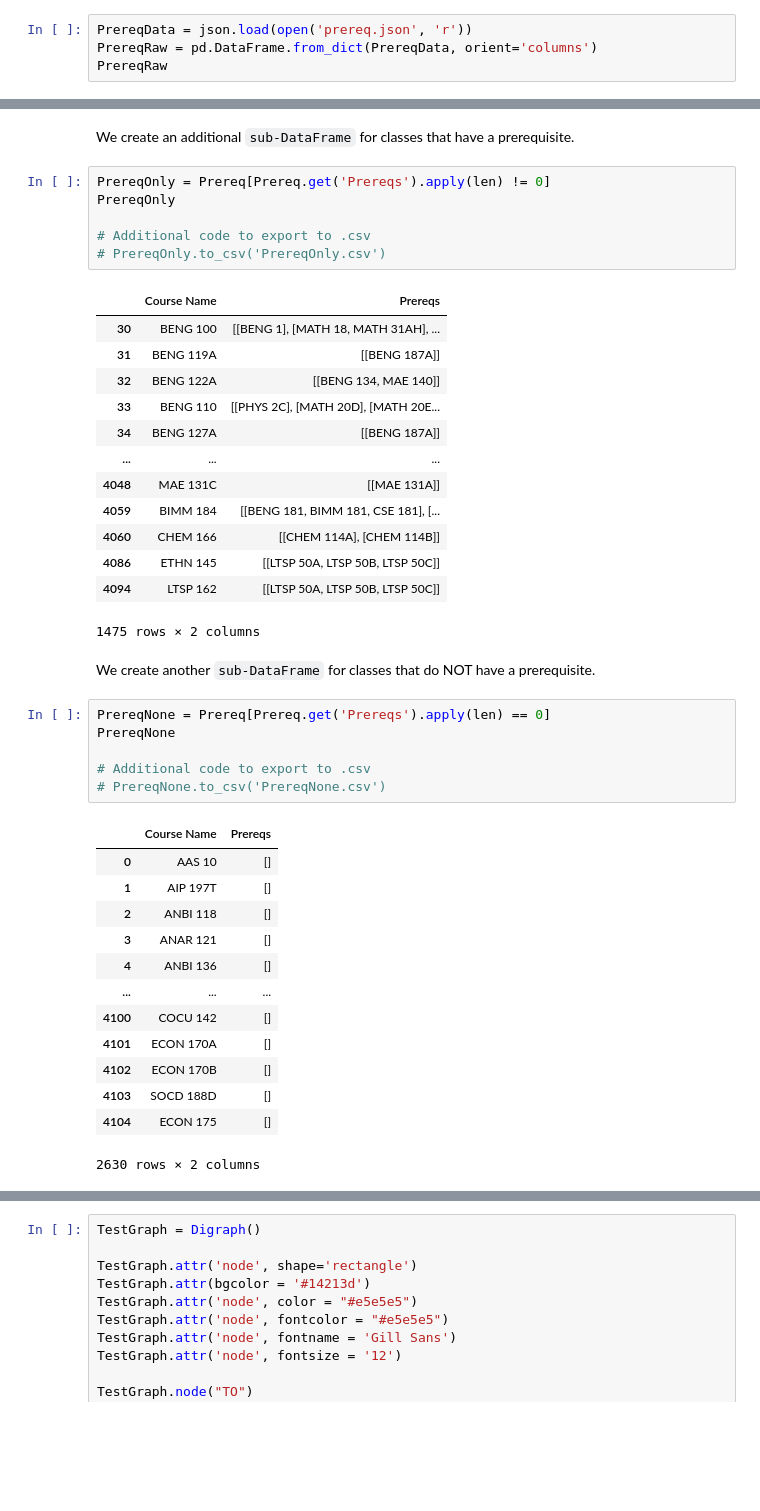
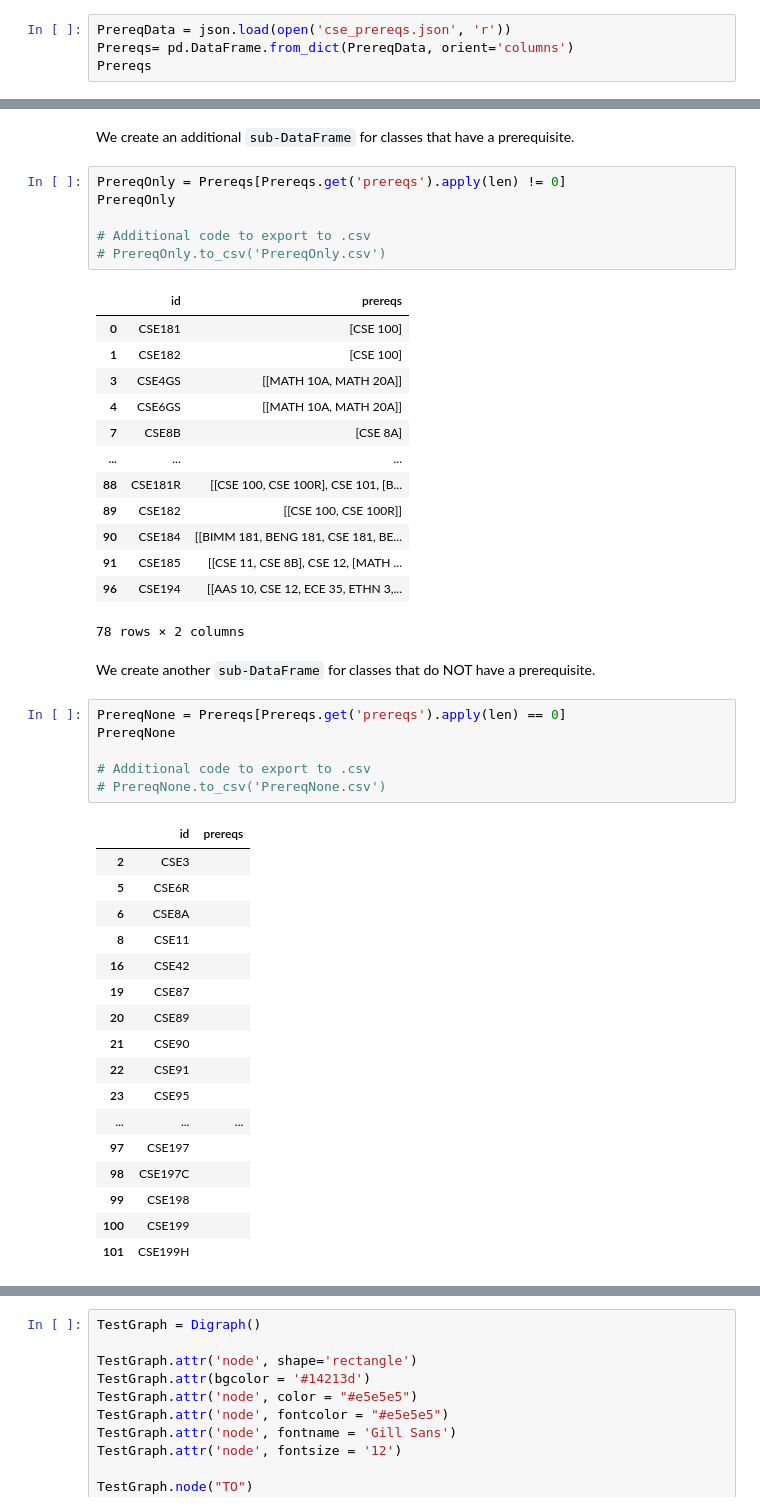
Before and after one commit to rybplayer/UCSDCourseGrapher, a Jupyter notebook: CourseGrapher.ipynb, the cells around one changed output, grey strips where cells are left out. Cells and saved outputs as stored; diff of their text form; blank space fills up the shorter version.

```diff
--- a/CourseGrapher.ipynb
+++ b/CourseGrapher.ipynb
@@ -17,7 +17,7 @@ However, this also makes it non-insertable, since most software will crash tryin
 # %% [markdown]
 First we import the available prerequisite json, and convert it to a DataFrame.
 # %%
-PrereqData = json.load(open('prereq.json', 'r'))
-PrereqRaw = pd.DataFrame.from_dict(PrereqData, orient='columns')
-PrereqRaw
+PrereqData = json.load(open('cse_prereqs.json', 'r'))
+Prereqs= pd.DataFrame.from_dict(PrereqData, orient='columns')
+Prereqs
 # %% [output]
@@ -71,45 +57,49 @@ Prereq
 # %% [markdown]
 We create an additional `sub-DataFrame` for classes that have a prerequisite.
 # %%
-PrereqOnly = Prereq[Prereq.get('Prereqs').apply(len) != 0]
+PrereqOnly = Prereqs[Prereqs.get('prereqs').apply(len) != 0]
 PrereqOnly
 
 # Additional code to export to .csv
 # PrereqOnly.to_csv('PrereqOnly.csv')
 # %% [output]
-|  | Course Name | Prereqs |
-| 30 | BENG 100 | [[BENG 1], [MATH 18, MATH 31AH], ... |
-| 31 | BENG 119A | [[BENG 187A]] |
-| 32 | BENG 122A | [[BENG 134, MAE 140]] |
-| 33 | BENG 110 | [[PHYS 2C], [MATH 20D], [MATH 20E... |
-| 34 | BENG 127A | [[BENG 187A]] |
+|  | id | prereqs |
+| 0 | CSE181 | [CSE 100] |
+| 1 | CSE182 | [CSE 100] |
+| 3 | CSE4GS | [[MATH 10A, MATH 20A]] |
+| 4 | CSE6GS | [[MATH 10A, MATH 20A]] |
+| 7 | CSE8B | [CSE 8A] |
 | ... | ... | ... |
-| 4048 | MAE 131C | [[MAE 131A]] |
-| 4059 | BIMM 184 | [[BENG 181, BIMM 181, CSE 181], [... |
-| 4060 | CHEM 166 | [[CHEM 114A], [CHEM 114B]] |
-| 4086 | ETHN 145 | [[LTSP 50A, LTSP 50B, LTSP 50C]] |
-| 4094 | LTSP 162 | [[LTSP 50A, LTSP 50B, LTSP 50C]] |
+| 88 | CSE181R | [[CSE 100, CSE 100R], CSE 101, [B... |
+| 89 | CSE182 | [[CSE 100, CSE 100R]] |
+| 90 | CSE184 | [[BIMM 181, BENG 181, CSE 181, BE... |
+| 91 | CSE185 | [[CSE 11, CSE 8B], CSE 12, [MATH ... |
+| 96 | CSE194 | [[AAS 10, CSE 12, ECE 35, ETHN 3,... |
-1475 rows × 2 columns
+78 rows × 2 columns
 # %% [markdown]
 We create another `sub-DataFrame` for classes that do NOT have a prerequisite.
 # %%
-PrereqNone = Prereq[Prereq.get('Prereqs').apply(len) == 0]
+PrereqNone = Prereqs[Prereqs.get('prereqs').apply(len) == 0]
 PrereqNone
 
 # Additional code to export to .csv
 # PrereqNone.to_csv('PrereqNone.csv')
 # %% [output]
-|  | Course Name | Prereqs |
-| 0 | AAS 10 | [] |
-| 1 | AIP 197T | [] |
-| 2 | ANBI 118 | [] |
-| 3 | ANAR 121 | [] |
-| 4 | ANBI 136 | [] |
+|  | id | prereqs |
+| 2 | CSE3 |  |
+| 5 | CSE6R |  |
+| 6 | CSE8A |  |
+| 8 | CSE11 |  |
+| 16 | CSE42 |  |
+| 19 | CSE87 |  |
+| 20 | CSE89 |  |
+| 21 | CSE90 |  |
+| 22 | CSE91 |  |
+| 23 | CSE95 |  |
 | ... | ... | ... |
-| 4100 | COCU 142 | [] |
-| 4101 | ECON 170A | [] |
-| 4102 | ECON 170B | [] |
-| 4103 | SOCD 188D | [] |
-| 4104 | ECON 175 | [] |
+| 97 | CSE197 |  |
+| 98 | CSE197C |  |
+| 99 | CSE198 |  |
+| 100 | CSE199 |  |
+| 101 | CSE199H |  |
-2630 rows × 2 columns
 # %%
```
Also changed, not shown: parts of 20 cells of this notebook, 22 other files.
